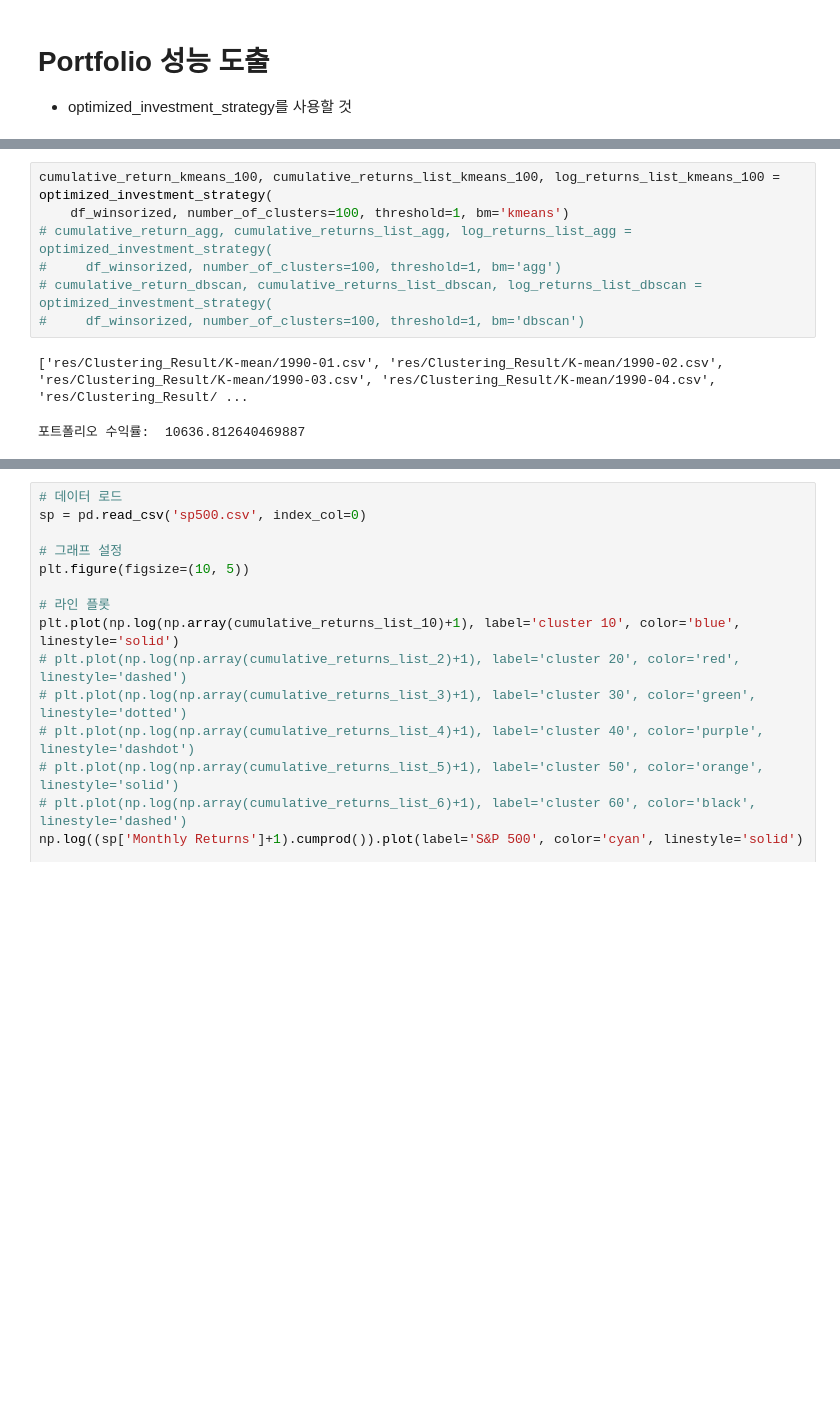
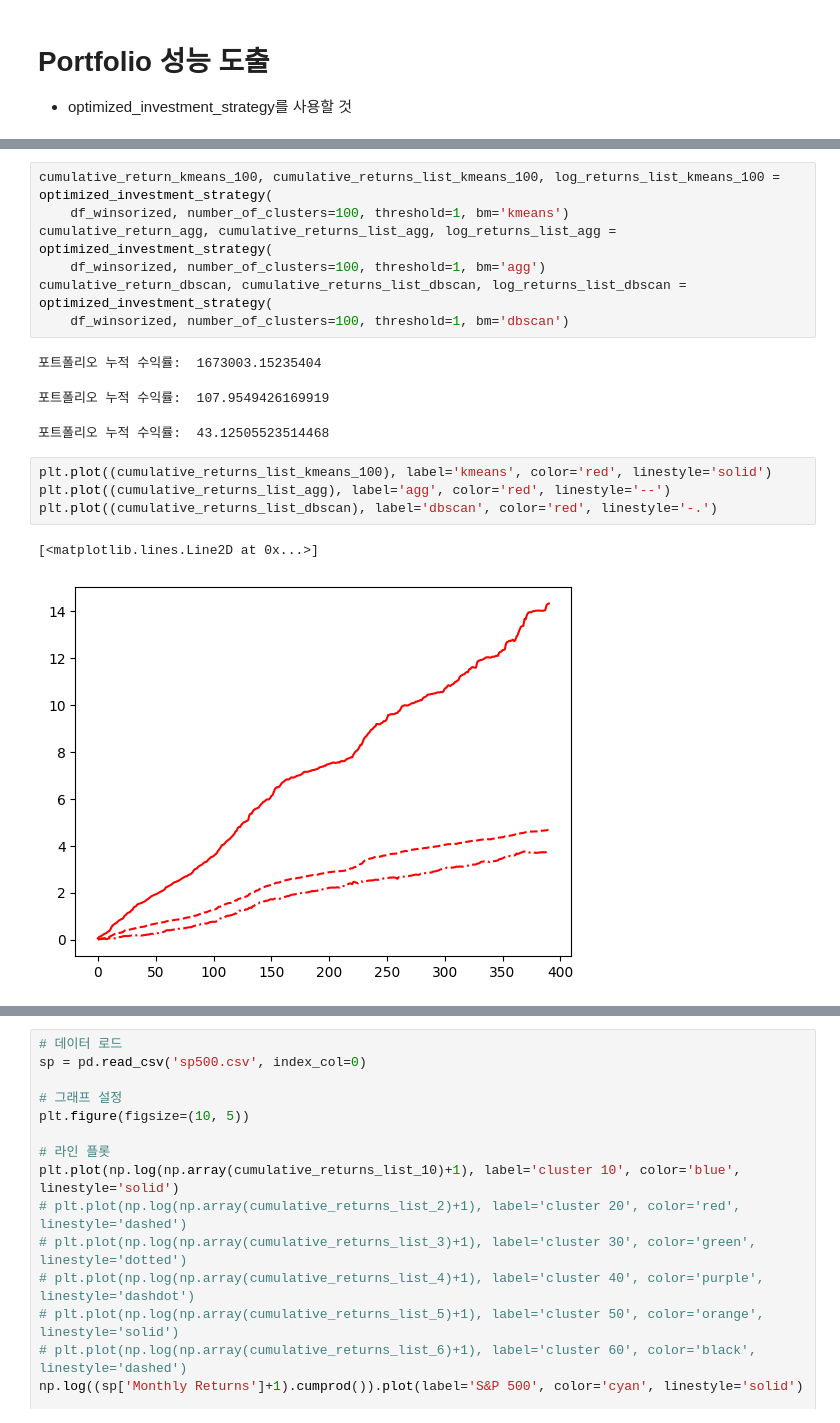
Before and after one commit to x7jeon8gi/PairsTrading, a Jupyter notebook: portfolio_check copy.ipynb, the cells around one changed output, grey strips where cells are left out. Drawn from its saved outputs; the diff is of its cells as text; blank space fills up the shorter version.

```diff
--- a/portfolio_check copy.ipynb
+++ b/portfolio_check copy.ipynb
@@ -122,10 +205,18 @@ def optimized_investment_strategy(return_data_frame,
 # %%
 cumulative_return_kmeans_100, cumulative_returns_list_kmeans_100, log_returns_list_kmeans_100 = optimized_investment_strategy(
     df_winsorized, number_of_clusters=100, threshold=1, bm='kmeans')
-# cumulative_return_agg, cumulative_returns_list_agg, log_returns_list_agg = optimized_investment_strategy(
-#     df_winsorized, number_of_clusters=100, threshold=1, bm='agg')
-# cumulative_return_dbscan, cumulative_returns_list_dbscan, log_returns_list_dbscan = optimized_investment_strategy(
-#     df_winsorized, number_of_clusters=100, threshold=1, bm='dbscan')
+cumulative_return_agg, cumulative_returns_list_agg, log_returns_list_agg = optimized_investment_strategy(
+    df_winsorized, number_of_clusters=100, threshold=1, bm='agg')
+cumulative_return_dbscan, cumulative_returns_list_dbscan, log_returns_list_dbscan = optimized_investment_strategy(
+    df_winsorized, number_of_clusters=100, threshold=1, bm='dbscan')
 # %% [output]
-['res/Clustering_Result/K-mean/1990-01.csv', 'res/Clustering_Result/K-mean/1990-02.csv', 'res/Clustering_Result/K-mean/1990-03.csv', 'res/Clustering_Result/K-mean/1990-04.csv', 'res/Clustering_Result/ ...
+포트폴리오 누적 수익률:  1673003.15235404
-포트폴리오 수익률:  10636.812640469887
+포트폴리오 누적 수익률:  107.9549426169919
+포트폴리오 누적 수익률:  43.12505523514468
+# %%
+plt.plot((cumulative_returns_list_kmeans_100), label='kmeans', color='red', linestyle='solid')
+plt.plot((cumulative_returns_list_agg), label='agg', color='red', linestyle='--')
+plt.plot((cumulative_returns_list_dbscan), label='dbscan', color='red', linestyle='-.')
+# %% [output]
+[<matplotlib.lines.Line2D at 0x...>]
+[figure, added]
```
Also changed, not shown: parts of 17 cells of this notebook, 26 other files.
